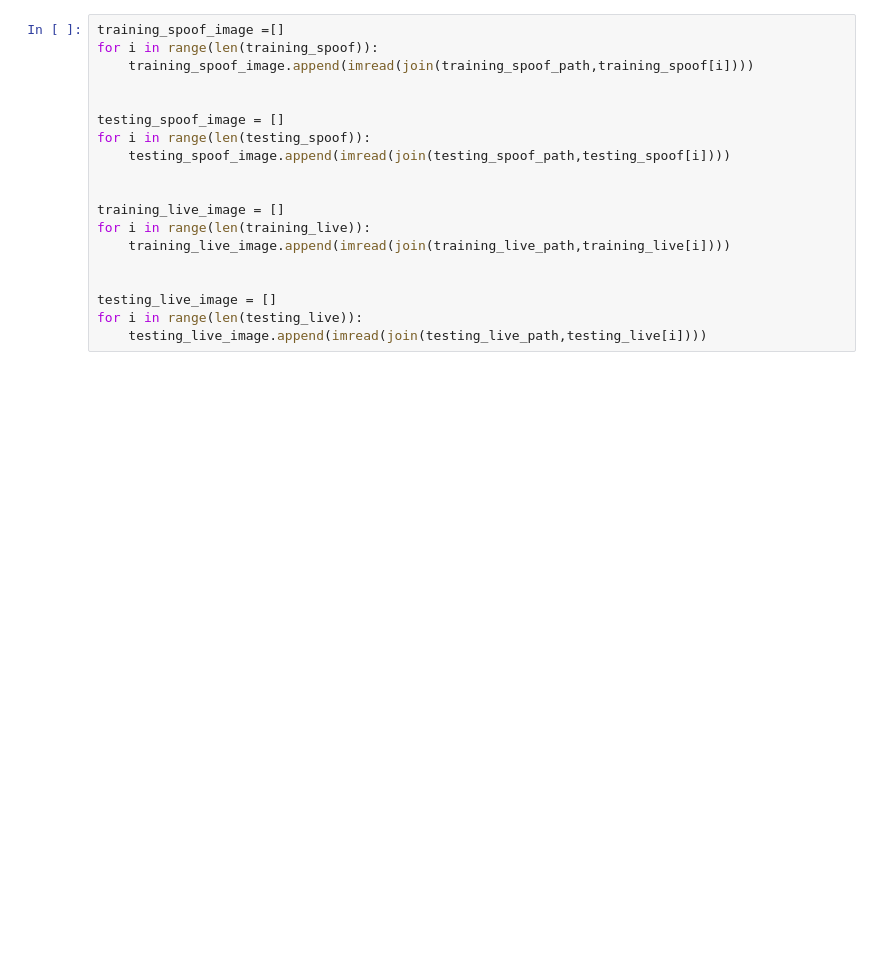
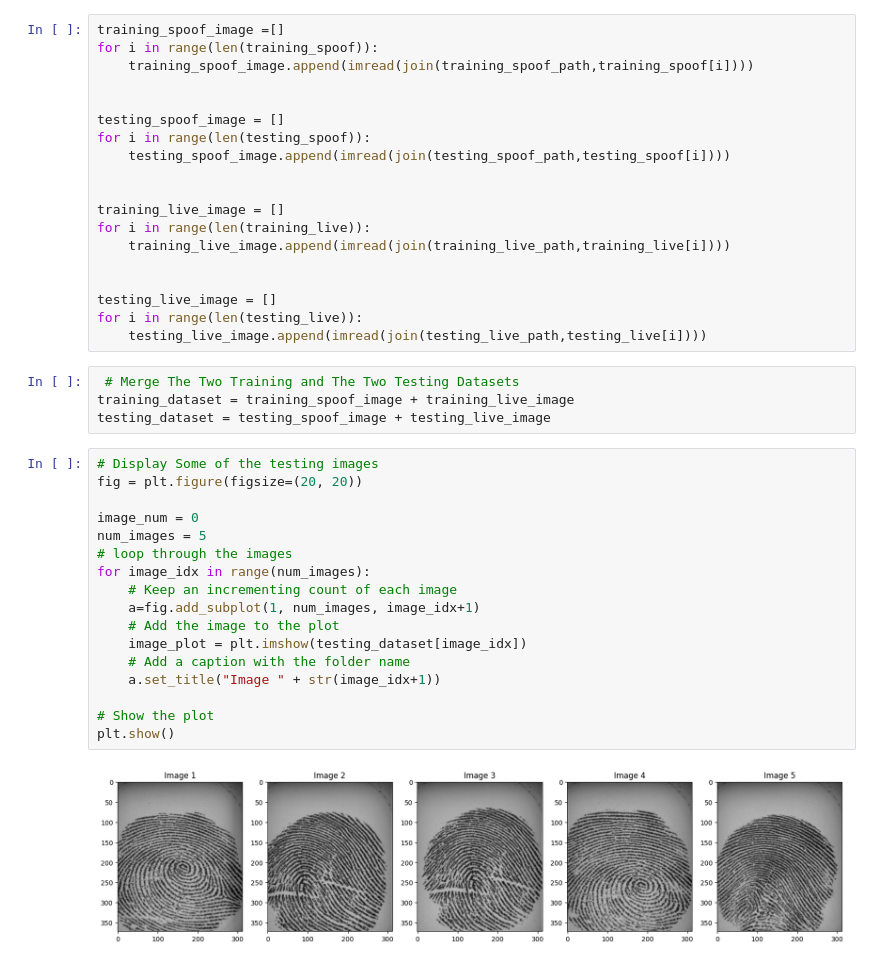
Before and after one commit to fadilulah/FingerPrint_SVM, a Jupyter notebook: code.ipynb, the cells around one changed output. Saved outputs shown, nothing was run; the diff lists cells and outputs as text; blank space fills up the shorter version.

Commit message:
Merege the Datasets and Prepare for HOG transformation

```diff
--- a/code.ipynb
+++ b/code.ipynb
@@ -46,3 +48,26 @@ for i in range(len(training_live)):
 testing_live_image = []
 for i in range(len(testing_live)):
     testing_live_image.append(imread(join(testing_live_path,testing_live[i])))
+# %%
+ # Merge The Two Training and The Two Testing Datasets
+training_dataset = training_spoof_image + training_live_image
+testing_dataset = testing_spoof_image + testing_live_image
+# %%
+# Display Some of the testing images
+fig = plt.figure(figsize=(20, 20))
+
+image_num = 0
+num_images = 5
+# loop through the images
+for image_idx in range(num_images):
+    # Keep an incrementing count of each image
+    a=fig.add_subplot(1, num_images, image_idx+1)
+    # Add the image to the plot
+    image_plot = plt.imshow(testing_dataset[image_idx])
+    # Add a caption with the folder name
+    a.set_title("Image " + str(image_idx+1))
+
+# Show the plot
+plt.show()
+# %% [output]
+[figure, added]
```
Also changed, not shown: parts of 6 cells of this notebook.
